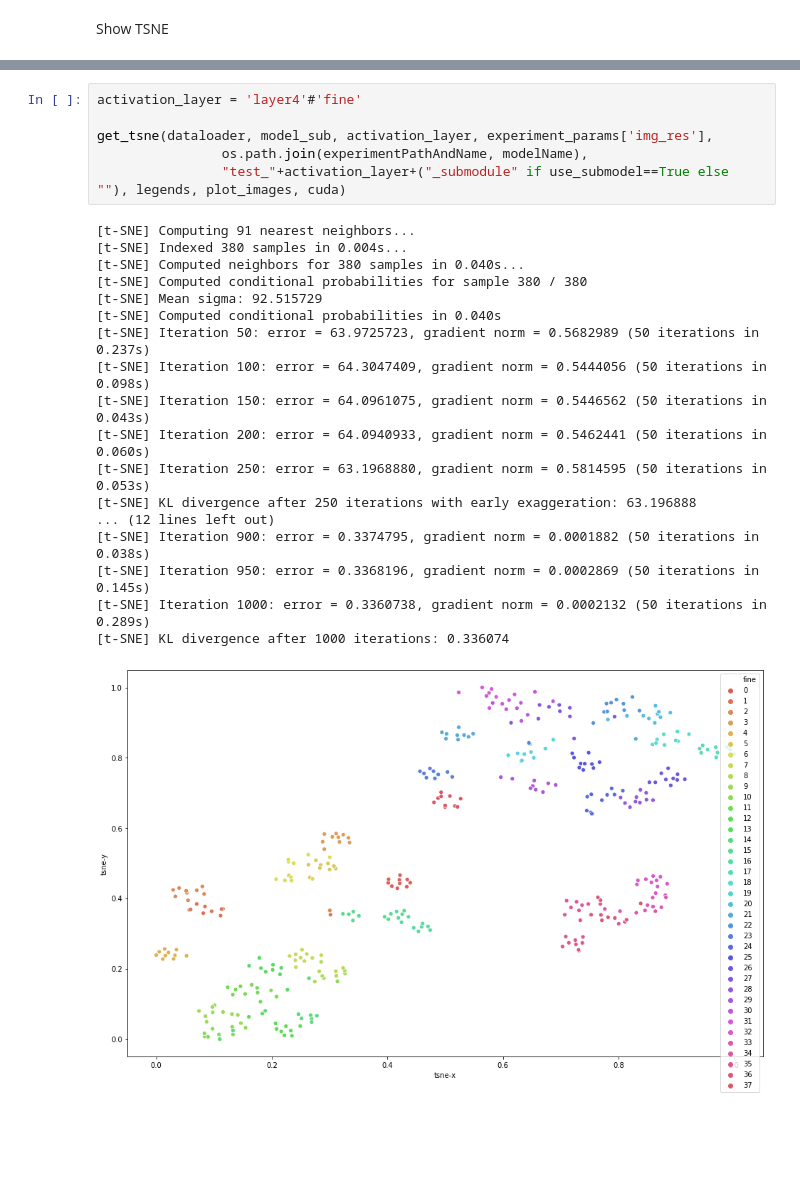
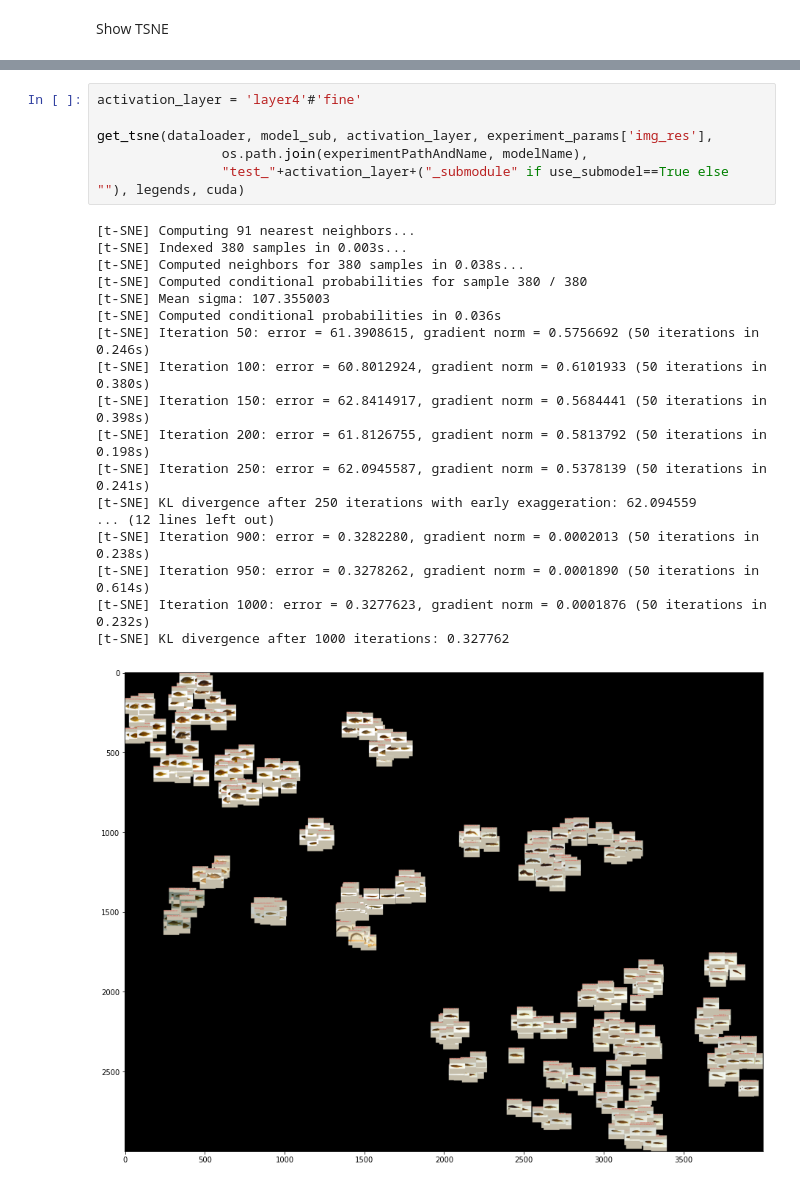
Before and after one commit to elhamod/HGNN, a Jupyter notebook: HGNN/analyse/Get tsne-Fish.ipynb, the cells around one changed output, grey strips where cells are left out. Cells and saved outputs as stored; diff of their text form; blank space fills up the shorter version.

```diff
--- a/HGNN/analyse/Get tsne-Fish.ipynb
+++ b/HGNN/analyse/Get tsne-Fish.ipynb
@@ -128,25 +128,25 @@ get_tsne(dataloader, model_sub, activation_layer, experiment_params['img_res'],
 # %%
 activation_layer = 'layer4'#'fine'
 
 get_tsne(dataloader, model_sub, activation_layer, experiment_params['img_res'],
                 os.path.join(experimentPathAndName, modelName),
-                "test_"+activation_layer+("_submodule" if use_submodel==True else ""), legends, plot_images, cuda)
+                "test_"+activation_layer+("_submodule" if use_submodel==True else ""), legends, cuda)
 # %% [output]
 [t-SNE] Computing 91 nearest neighbors...
-[t-SNE] Indexed 380 samples in 0.004s...
-[t-SNE] Computed neighbors for 380 samples in 0.040s...
+[t-SNE] Indexed 380 samples in 0.003s...
+[t-SNE] Computed neighbors for 380 samples in 0.038s...
 [t-SNE] Computed conditional probabilities for sample 380 / 380
-[t-SNE] Mean sigma: 92.515729
-[t-SNE] Computed conditional probabilities in 0.040s
-[t-SNE] Iteration 50: error = 63.9725723, gradient norm = 0.5682989 (50 iterations in 0.237s)
-[t-SNE] Iteration 100: error = 64.3047409, gradient norm = 0.5444056 (50 iterations in 0.098s)
-[t-SNE] Iteration 150: error = 64.0961075, gradient norm = 0.5446562 (50 iterations in 0.043s)
-[t-SNE] Iteration 200: error = 64.0940933, gradient norm = 0.5462441 (50 iterations in 0.060s)
-[t-SNE] Iteration 250: error = 63.1968880, gradient norm = 0.5814595 (50 iterations in 0.053s)
-[t-SNE] KL divergence after 250 iterations with early exaggeration: 63.196888
+[t-SNE] Mean sigma: 107.355003
+[t-SNE] Computed conditional probabilities in 0.036s
+[t-SNE] Iteration 50: error = 61.3908615, gradient norm = 0.5756692 (50 iterations in 0.246s)
+[t-SNE] Iteration 100: error = 60.8012924, gradient norm = 0.6101933 (50 iterations in 0.380s)
+[t-SNE] Iteration 150: error = 62.8414917, gradient norm = 0.5684441 (50 iterations in 0.398s)
+[t-SNE] Iteration 200: error = 61.8126755, gradient norm = 0.5813792 (50 iterations in 0.198s)
+[t-SNE] Iteration 250: error = 62.0945587, gradient norm = 0.5378139 (50 iterations in 0.241s)
+[t-SNE] KL divergence after 250 iterations with early exaggeration: 62.094559
 ... (12 lines left out)
-[t-SNE] Iteration 900: error = 0.3374795, gradient norm = 0.0001882 (50 iterations in 0.038s)
-[t-SNE] Iteration 950: error = 0.3368196, gradient norm = 0.0002869 (50 iterations in 0.145s)
-[t-SNE] Iteration 1000: error = 0.3360738, gradient norm = 0.0002132 (50 iterations in 0.289s)
-[t-SNE] KL divergence after 1000 iterations: 0.336074
+[t-SNE] Iteration 900: error = 0.3282280, gradient norm = 0.0002013 (50 iterations in 0.238s)
+[t-SNE] Iteration 950: error = 0.3278262, gradient norm = 0.0001890 (50 iterations in 0.614s)
+[t-SNE] Iteration 1000: error = 0.3277623, gradient norm = 0.0001876 (50 iterations in 0.232s)
+[t-SNE] KL divergence after 1000 iterations: 0.327762
-[figure, old version]
+[figure, new version]
```
Also changed, not shown: parts of 4 cells of this notebook, 5 other files.
